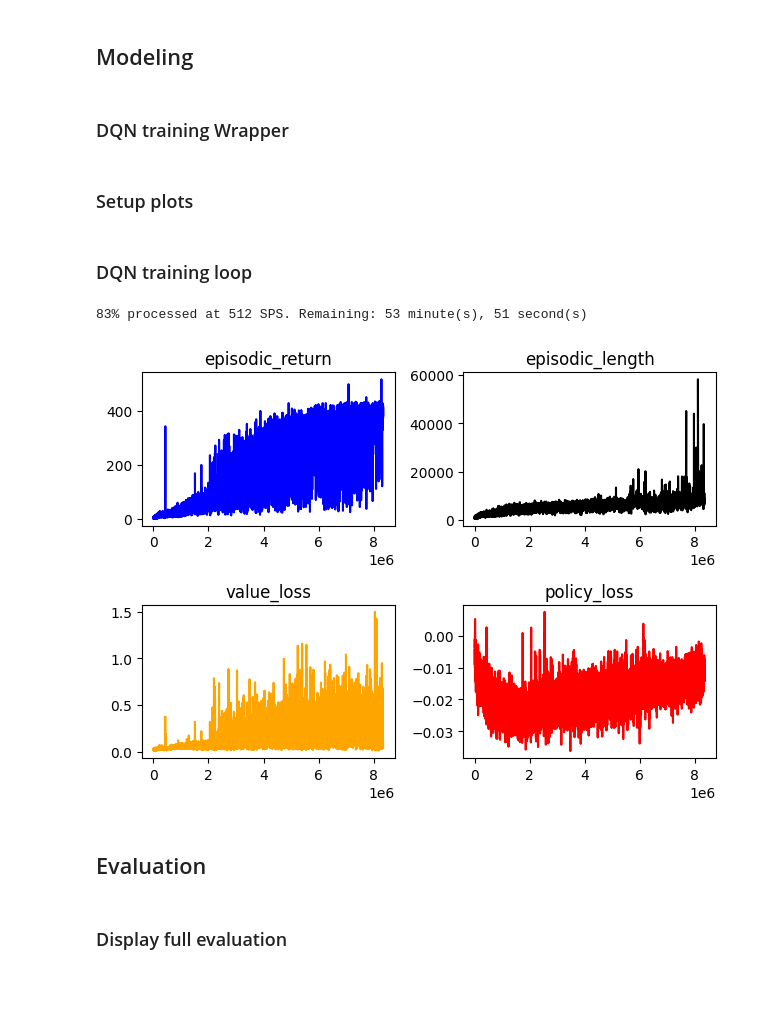
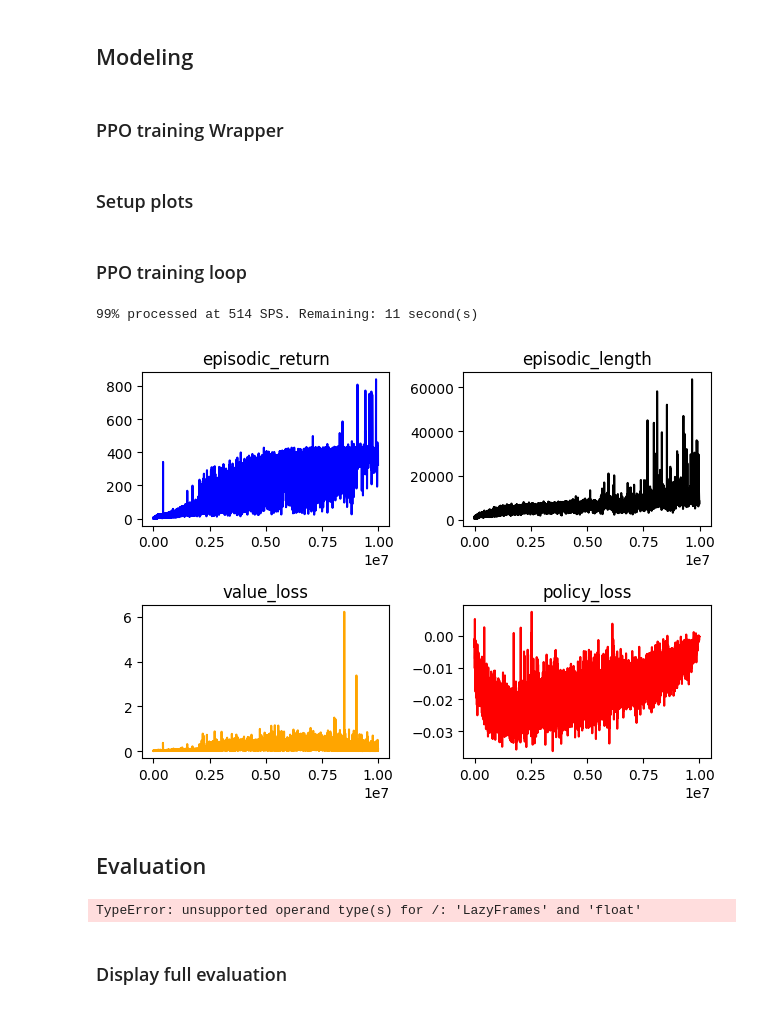
Before and after one commit to rodrigobaron/torch-rl, a Jupyter notebook: notebooks/ppo_atari.ipynb, the cells around one changed output. Saved outputs shown, nothing was run; the diff lists cells and outputs as text; code cells hidden in the pictures.

```diff
--- a/notebooks/ppo_atari.ipynb
+++ b/notebooks/ppo_atari.ipynb
@@ -276,7 +276,7 @@ action, ob.shape
 # %% [markdown]
 ## Modeling
 # %% [markdown]
-### DQN training Wrapper
+### PPO training Wrapper
 # %%
 from torch_rl.ppo import PPO, PPOTrainingWrapper
 agent = PPO(
@@ -309,7 +309,7 @@ def plot_metric(global_step, ms, sps, show_model_metrics=True):
     sps.step(global_step)
     plot_metrics_notebook(ms, metric_list, color_list, sps=sps)
 # %% [markdown]
-### DQN training loop
+### PPO training loop
 # %%
 import random
 import torch.optim as optim
@@ -317,7 +317,7 @@ from collections import deque
 from IPython.display import display, clear_output
 
 
-optimizer = wrapper.get_optimizer(lr=1e-5)
+optimizer = wrapper.get_optimizer(lr=args.learning_rate, eps=1e-5)
 ts = wrapper.get_storage(args.num_steps, args.num_envs)
 
 ms = MetricStore()
@@ -389,35 +389,35 @@ for update in range(1, num_updates + 1):
 
             optimizer.zero_grad()
             loss.backward()
             wrapper.clip_grad_norm(args.max_grad_norm)
             optimizer.step()
 
         if args.target_kl is not None and args.target_kl > 0:
             if approx_kl > args.target_kl:
                 break
 
     y_pred, y_true = b_values.cpu().numpy(), b_returns.cpu().numpy()
     var_y = np.var(y_true)
     explained_var = np.nan if var_y == 0 else 1 - np.var(y_true - y_pred) / var_y
 
     (pg_loss, v_loss, entropy_loss) = losses
 
     ms.log_metric("learning_rate", optimizer.param_groups[0]["lr"], global_step)
     ms.log_metric("value_loss", v_loss.item(), global_step)
     ms.log_metric("policy_loss", pg_loss.item(), global_step)
     ms.log_metric("entropy", entropy_loss.item(), global_step)
     ms.log_metric("approx_kl", approx_kl.item(), global_step)
     ms.log_metric("explained_variance", explained_var, global_step)
 
     if update > 0 and update % 10 == 0:
         global_step = update * args.batch_size
         plot_metric(global_step, ms, sps)
 
 
 envs.close()
 # %% [output]
-83% processed at 512 SPS. Remaining: 53 minute(s), 51 second(s)
+99% processed at 514 SPS. Remaining: 11 second(s)
-[figure, old version]
+[figure, new version]
 # %% [markdown]
 ## Evaluation
 # %%
@@ -431,6 +431,8 @@ while True:
     if done:
         print(f'episodic_return={info["episode"]["r"]}, episodic_length={info["episode"]["l"]}')
         break
+# %% [output]
+TypeError: unsupported operand type(s) for /: 'LazyFrames' and 'float'
 # %% [markdown]
 ### Display full evaluation
 # %%
```
Also changed, not shown: 6 other files.
